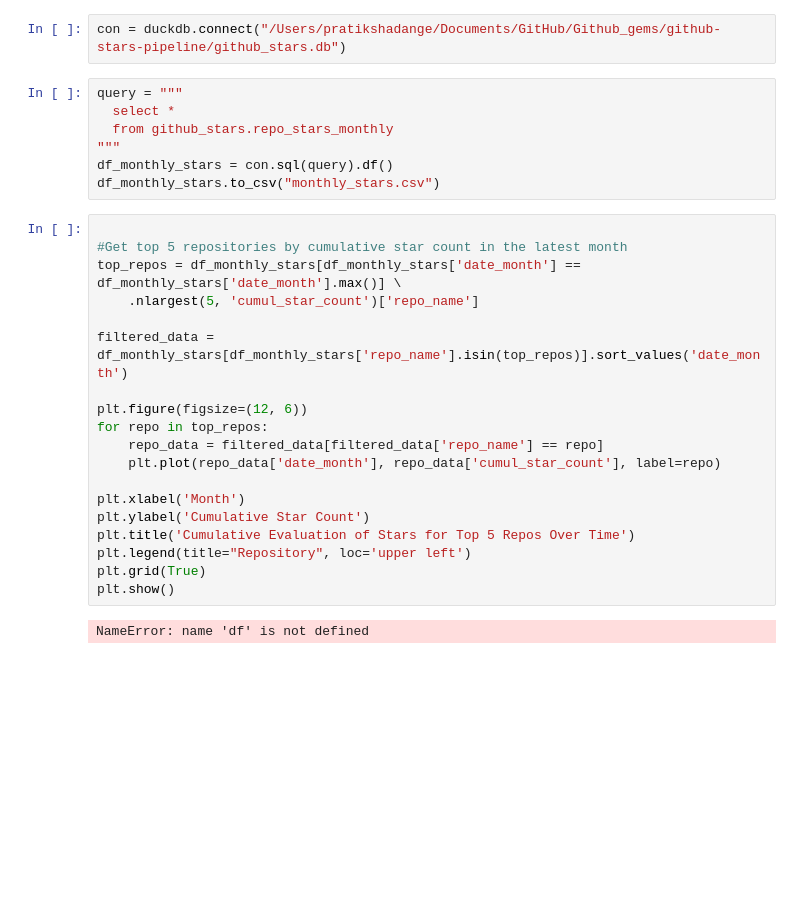
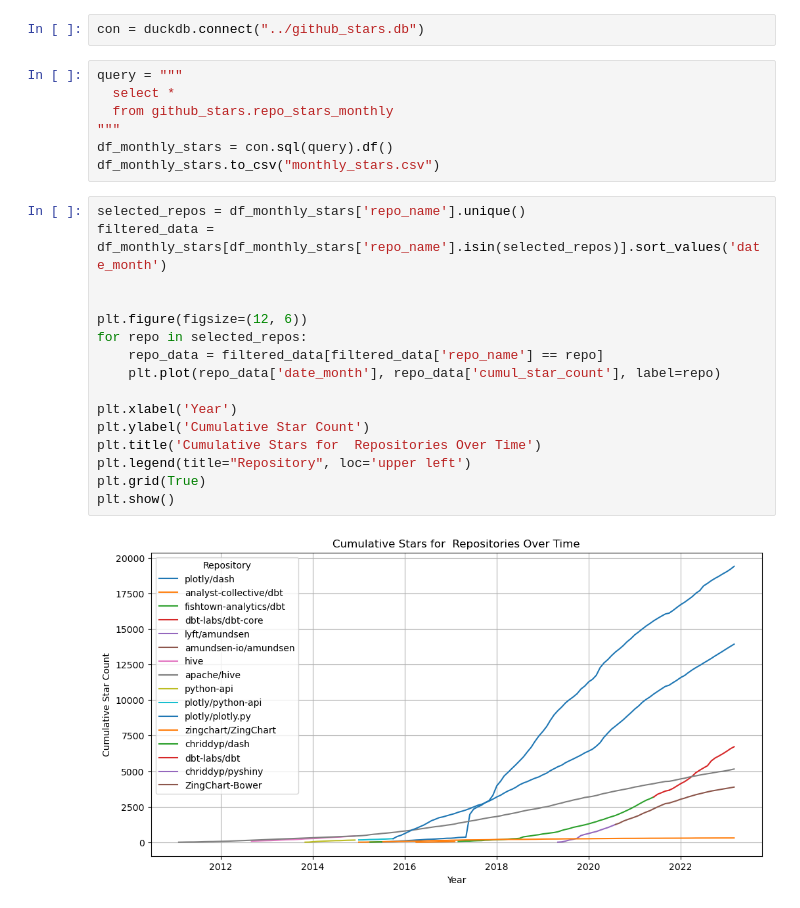
Before and after one commit to Pratikshadange2005/github-stars-pipeline, a Jupyter notebook: Notebook/gharchive.ipynb, the cells around one changed output. Drawn from its saved outputs; the diff is of its cells as text; blank space fills up the shorter version.

```diff
--- a/Notebook/gharchive.ipynb
+++ b/Notebook/gharchive.ipynb
@@ -3,7 +3,7 @@ import duckdb
 import pandas as pd
 import matplotlib.pyplot as plt
 # %%
-con = duckdb.connect("/Users/pratikshadange/Documents/GitHub/Github_gems/github-stars-pipeline/github_stars.db")
+con = duckdb.connect("../github_stars.db")
 # %%
 query = """
   select *
@@ -12,23 +12,20 @@ query = """
 df_monthly_stars = con.sql(query).df()
 df_monthly_stars.to_csv("monthly_stars.csv")
 # %%
+selected_repos = df_monthly_stars['repo_name'].unique()
+filtered_data = df_monthly_stars[df_monthly_stars['repo_name'].isin(selected_repos)].sort_values('date_month')
 
-#Get top 5 repositories by cumulative star count in the latest month
-top_repos = df_monthly_stars[df_monthly_stars['date_month'] == df_monthly_stars['date_month'].max()] \
-    .nlargest(5, 'cumul_star_count')['repo_name']
-
-filtered_data = df_monthly_stars[df_monthly_stars['repo_name'].isin(top_repos)].sort_values('date_month')
 
 plt.figure(figsize=(12, 6))
-for repo in top_repos:
+for repo in selected_repos:
     repo_data = filtered_data[filtered_data['repo_name'] == repo]
     plt.plot(repo_data['date_month'], repo_data['cumul_star_count'], label=repo)
 
-plt.xlabel('Month')
+plt.xlabel('Year')
 plt.ylabel('Cumulative Star Count')
-plt.title('Cumulative Evaluation of Stars for Top 5 Repos Over Time')
+plt.title('Cumulative Stars for  Repositories Over Time')
 plt.legend(title="Repository", loc='upper left')
 plt.grid(True)
 plt.show()
 # %% [output]
-NameError: name 'df' is not defined
+[figure, added]
```
Also changed, not shown: 2 other files.
